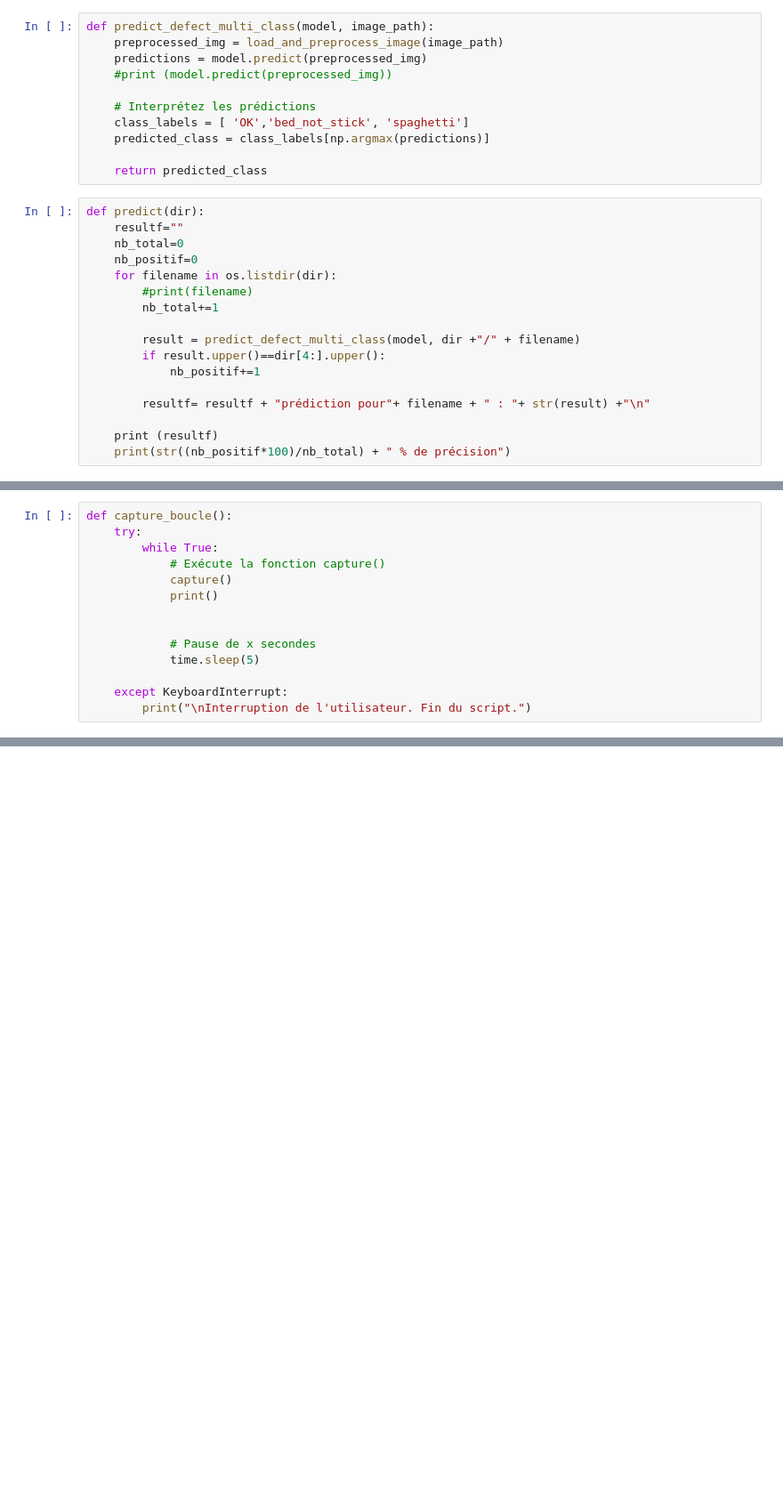
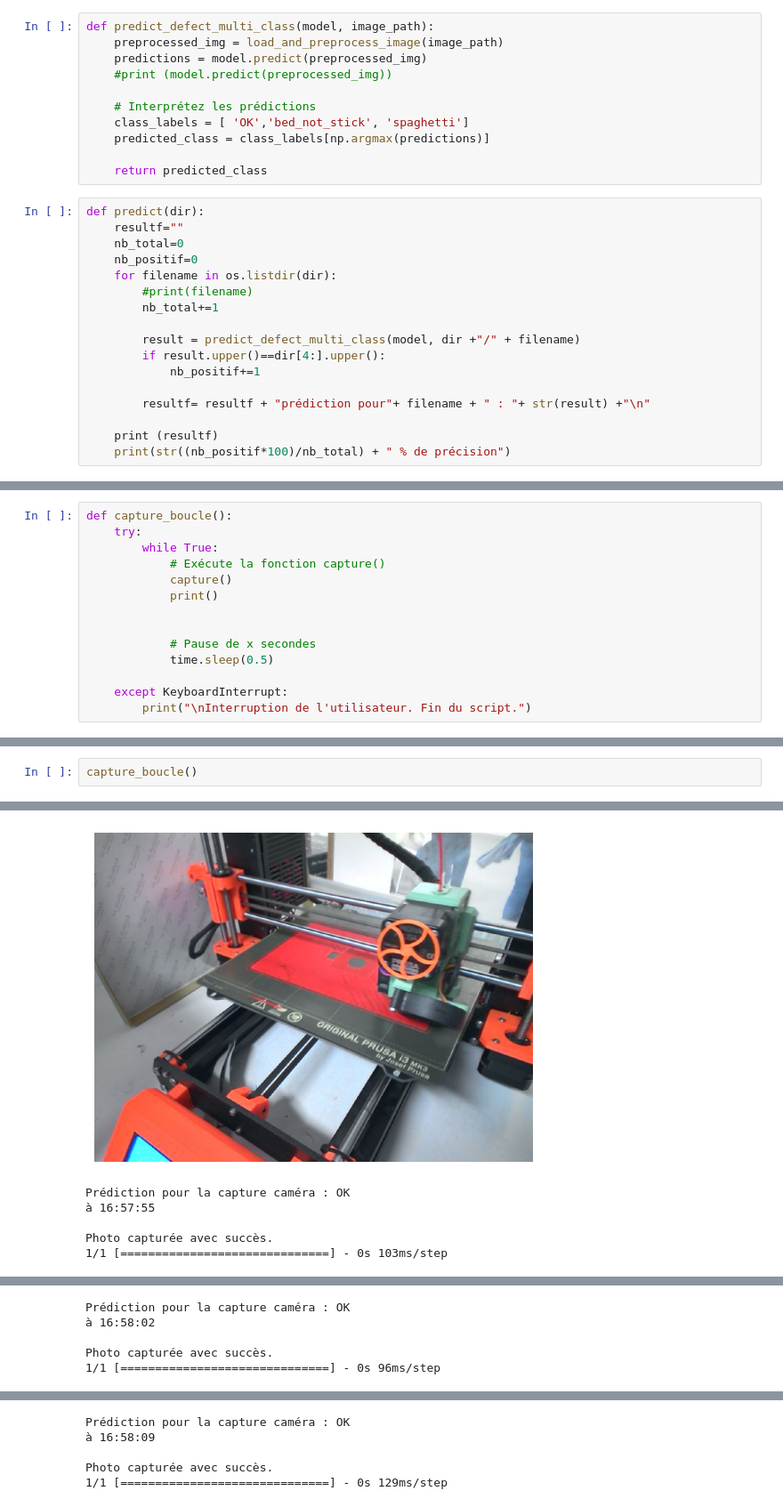
Before and after one commit to cc-ca/projet-impression-3d, a Jupyter notebook: projet_cam.ipynb, the cells around one changed output, grey strips where cells are left out. Shown at 89% size. Saved outputs shown, nothing was run; the diff lists cells and outputs as text; blank space fills up the shorter version.

```diff
--- a/projet_cam.ipynb
+++ b/projet_cam.ipynb
@@ -230,3 +225,17 @@ def capture():
 
   # Libérer la webcam
   cap.release()
+# %%
+def capture_boucle():
+    try:
+        while True:
+            # Exécute la fonction capture()
+            capture()
+            print()
+
+
+            # Pause de x secondes
+            time.sleep(0.5)
+
+    except KeyboardInterrupt:
+        print("\nInterruption de l'utilisateur. Fin du script.")
@@ -241,14 +251,0 @@ Prédiction pour la capture caméra : spaghetti
-# %%
-def capture_boucle():
-    try:
-        while True:
-            # Exécute la fonction capture()
-            capture()
-            print()
-
-
-            # Pause de x secondes
-            time.sleep(5)
-
-    except KeyboardInterrupt:
-        print("\nInterruption de l'utilisateur. Fin du script.")
@@ -291,0 +252,3 @@ Photo capturée avec succès.
+# %%
+capture_boucle()
+# %% [output]
@@ -291,0 +257,6 @@ Photo capturée avec succès.
+[figure, added]
+Prédiction pour la capture caméra : OK
+à 16:57:55
+
+Photo capturée avec succès.
+1/1 [==============================] - 0s 103ms/step
@@ -291,0 +264,5 @@ Photo capturée avec succès.
+Prédiction pour la capture caméra : OK
+à 16:58:02
+
+Photo capturée avec succès.
+1/1 [==============================] - 0s 96ms/step
@@ -291,0 +270,5 @@ Photo capturée avec succès.
+Prédiction pour la capture caméra : OK
+à 16:58:09
+
+Photo capturée avec succès.
+1/1 [==============================] - 0s 129ms/step
```
Also changed, not shown: parts of 26 cells of this notebook.
